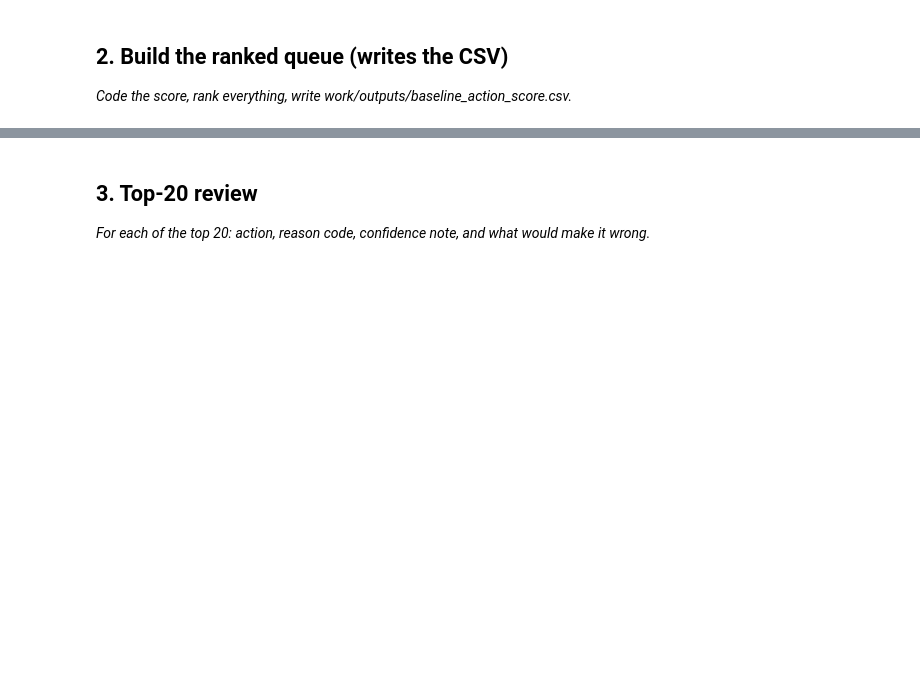
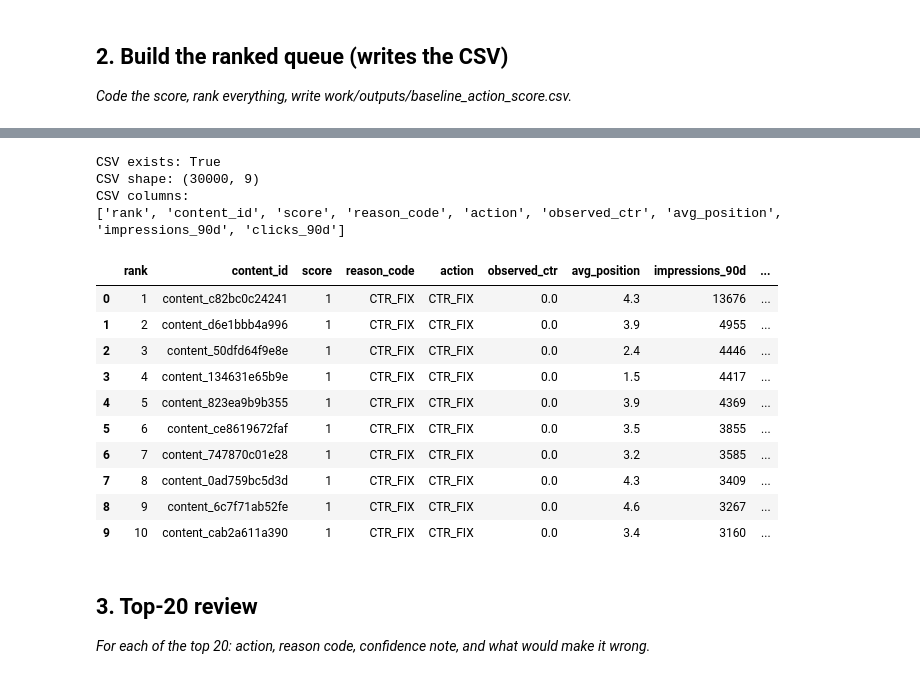
Before and after one commit to Coder-bot1/FlyRank-Internship, a Jupyter notebook: work/notebooks/w04_baseline_score.ipynb, the cells around one changed output, grey strips where cells are left out. Cells and saved outputs as stored; diff of their text form; code cells hidden in the pictures; blank space fills up the shorter version.

```diff
--- a/work/notebooks/w04_baseline_score.ipynb
+++ b/work/notebooks/w04_baseline_score.ipynb
@@ -23,3 +532,34 @@ This skeleton is yours to fill. Work the sections **in order** — each one has
+# %%
+# ---------------------------------------------------------
+# VERIFY OUTPUT
+# ---------------------------------------------------------
+
+assert os.path.exists(OUTPUT_PATH), "CSV was not created."
+
+check_df = pd.read_csv(OUTPUT_PATH)
+
+print("CSV exists:", True)
+print("CSV shape:", check_df.shape)
+print("CSV columns:")
+print(check_df.columns.tolist())
+
+display(check_df.head(10))
+# %% [output]
+CSV exists: True
+CSV shape: (30000, 9)
+CSV columns:
+['rank', 'content_id', 'score', 'reason_code', 'action', 'observed_ctr', 'avg_position', 'impressions_90d', 'clicks_90d']
+|  | rank | content_id | score | reason_code | action | observed_ctr | avg_position | impressions_90d | ... |
+| 0 | 1 | content_c82bc0c24241 | 1 | CTR_FIX | CTR_FIX | 0.0 | 4.3 | 13676 | ... |
+| 1 | 2 | content_d6e1bbb4a996 | 1 | CTR_FIX | CTR_FIX | 0.0 | 3.9 | 4955 | ... |
+| 2 | 3 | content_50dfd64f9e8e | 1 | CTR_FIX | CTR_FIX | 0.0 | 2.4 | 4446 | ... |
+| 3 | 4 | content_134631e65b9e | 1 | CTR_FIX | CTR_FIX | 0.0 | 1.5 | 4417 | ... |
+| 4 | 5 | content_823ea9b9b355 | 1 | CTR_FIX | CTR_FIX | 0.0 | 3.9 | 4369 | ... |
+| 5 | 6 | content_ce8619672faf | 1 | CTR_FIX | CTR_FIX | 0.0 | 3.5 | 3855 | ... |
+| 6 | 7 | content_747870c01e28 | 1 | CTR_FIX | CTR_FIX | 0.0 | 3.2 | 3585 | ... |
+| 7 | 8 | content_0ad759bc5d3d | 1 | CTR_FIX | CTR_FIX | 0.0 | 4.3 | 3409 | ... |
+| 8 | 9 | content_6c7f71ab52fe | 1 | CTR_FIX | CTR_FIX | 0.0 | 4.6 | 3267 | ... |
+| 9 | 10 | content_cab2a611a390 | 1 | CTR_FIX | CTR_FIX | 0.0 | 3.4 | 3160 | ... |
 # %% [markdown]
 ## 3. Top-20 review
 
```
Also changed, not shown: parts of 19 cells of this notebook.
